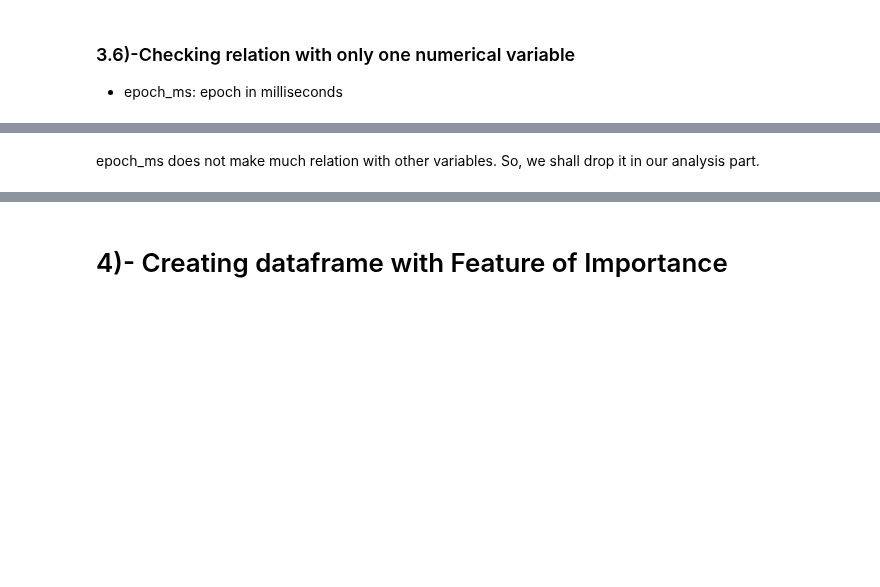
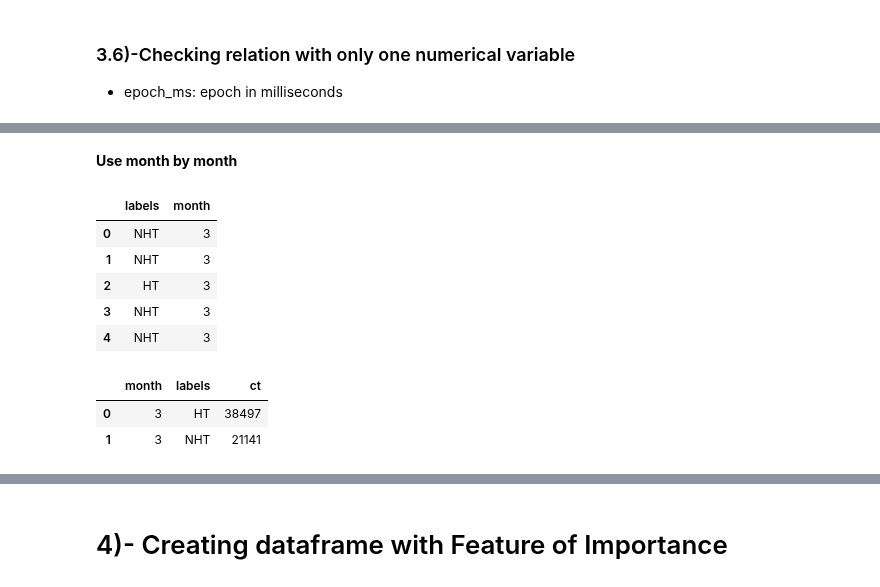
Before and after one commit to HassanSherwani/Bot_or_Not, a Jupyter notebook: EDA.ipynb, the cells around one changed output, grey strips where cells are left out. Drawn from its saved outputs; the diff is of its cells as text; code cells hidden in the pictures; blank space fills up the shorter version.

```diff
--- a/EDA.ipynb
+++ b/EDA.ipynb
@@ -431,2 +537,2 @@ sns.boxenplot(x='visitor_recognition_type',y='epoch_ms', data=df_bol)
-# %% [markdown]
-epoch_ms does not make much relation with other variables. So, we shall drop it in our analysis part.
+# %% [markdown]
+**Use month by month**
@@ -432,0 +541,10 @@ epoch_ms does not make much relation with other variables. So, we shall drop it
+# %%
+df_month=df_bol[['labels','month']]
+df_month.head()
+# %% [output]
+|  | labels | month |
+| 0 | NHT | 3 |
+| 1 | NHT | 3 |
+| 2 | HT | 3 |
+| 3 | NHT | 3 |
+| 4 | NHT | 3 |
@@ -432,0 +558,6 @@ epoch_ms does not make much relation with other variables. So, we shall drop it
+# %%
+df_ct
+# %% [output]
+|  | month | labels | ct |
+| 0 | 3 | HT | 38497 |
+| 1 | 3 | NHT | 21141 |
```
Also changed, not shown: parts of 57 cells of this notebook.
